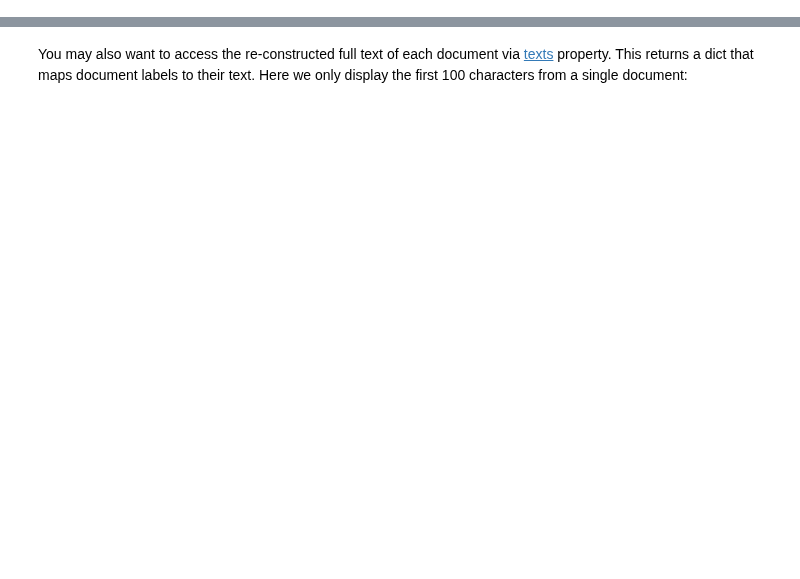
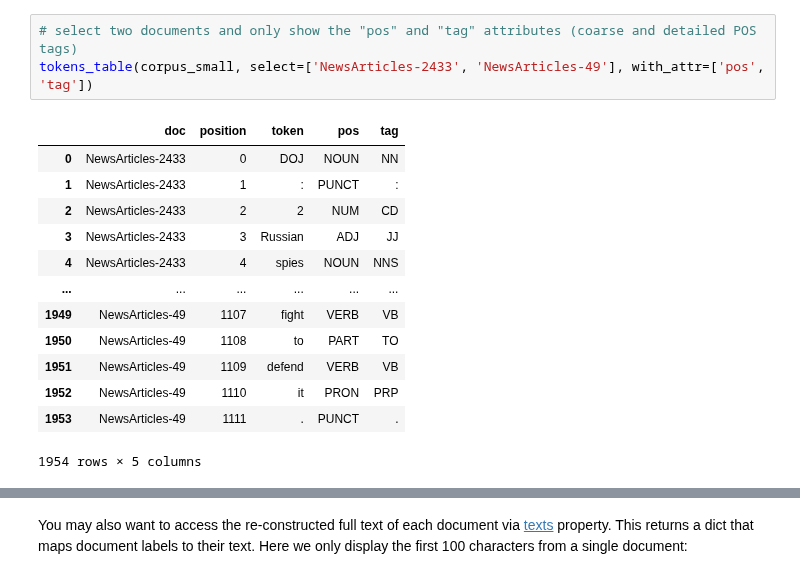
Before and after one commit to WZBSocialScienceCenter/tmtoolkit, a Jupyter notebook: doc/source/preprocessing.ipynb, the cells around one changed output, grey strips where cells are left out. Saved outputs shown, nothing was run; the diff lists cells and outputs as text; blank space fills up the shorter version.

```diff
--- a/doc/source/preprocessing.ipynb
+++ b/doc/source/preprocessing.ipynb
@@ -171,0 +162,17 @@ doctokens['NewsArticles-1880']['lemma'][:10]
+# %%
+# select two documents and only show the "pos" and "tag" attributes (coarse and detailed POS tags)
+tokens_table(corpus_small, select=['NewsArticles-2433', 'NewsArticles-49'], with_attr=['pos', 'tag'])
+# %% [output]
+|  | doc | position | token | pos | tag |
+| 0 | NewsArticles-2433 | 0 | DOJ | NOUN | NN |
+| 1 | NewsArticles-2433 | 1 | : | PUNCT | : |
+| 2 | NewsArticles-2433 | 2 | 2 | NUM | CD |
+| 3 | NewsArticles-2433 | 3 | Russian | ADJ | JJ |
+| 4 | NewsArticles-2433 | 4 | spies | NOUN | NNS |
+| ... | ... | ... | ... | ... | ... |
+| 1949 | NewsArticles-49 | 1107 | fight | VERB | VB |
+| 1950 | NewsArticles-49 | 1108 | to | PART | TO |
+| 1951 | NewsArticles-49 | 1109 | defend | VERB | VB |
+| 1952 | NewsArticles-49 | 1110 | it | PRON | PRP |
+| 1953 | NewsArticles-49 | 1111 | . | PUNCT | . |
+1954 rows × 5 columns
```
Also changed, not shown: parts of 120 cells of this notebook, 1 other file.
